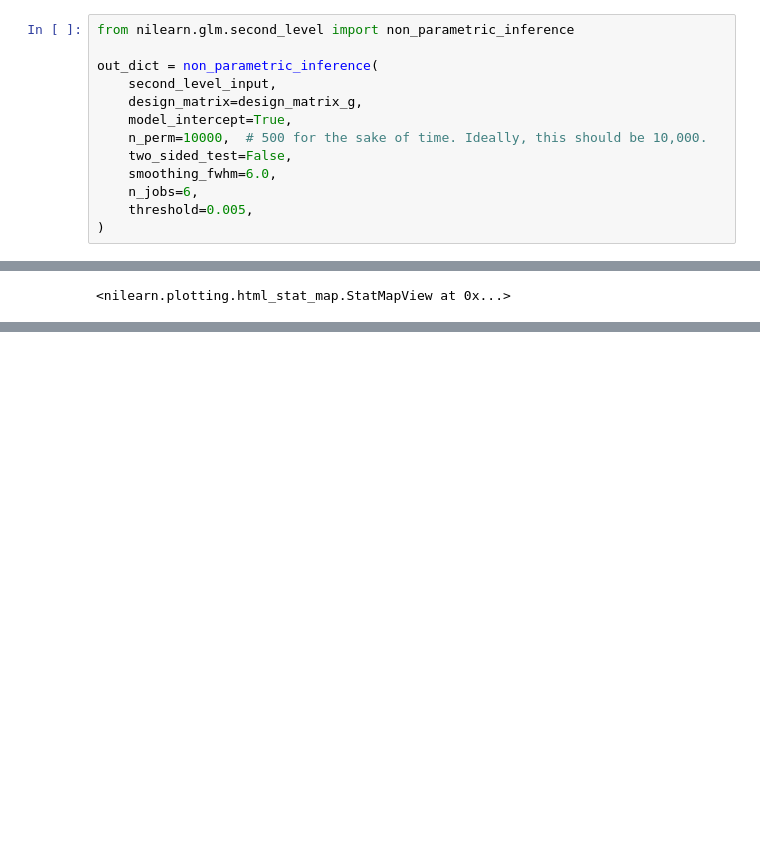
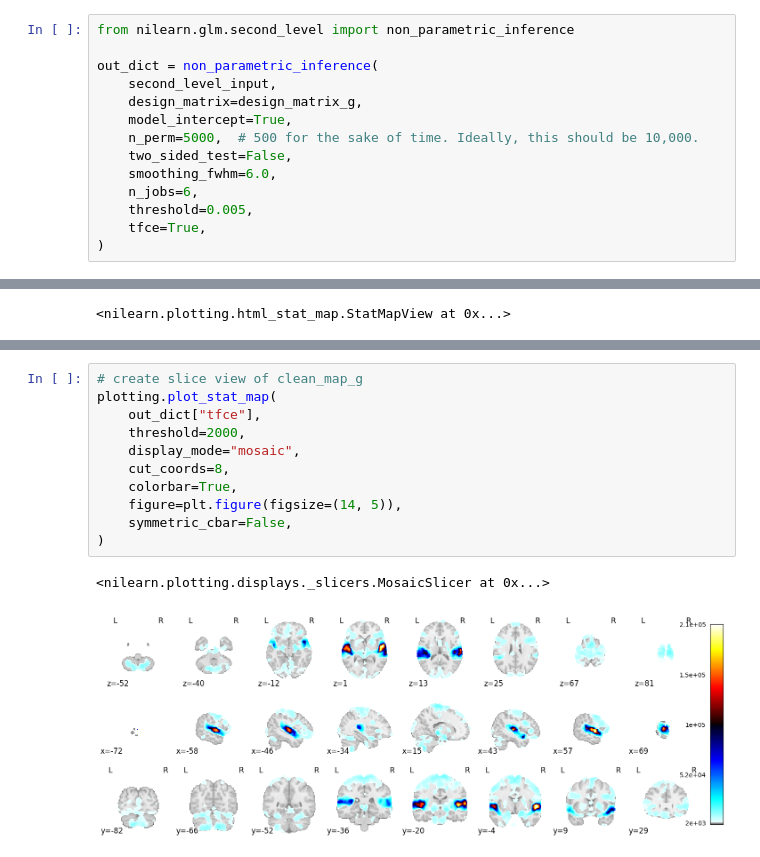
Before and after one commit to CIBIT-UC/brainplayback_task01, a Jupyter notebook: nilearn/glm_second-level.ipynb, the cells around one changed output, grey strips where cells are left out. Cells and saved outputs as stored; diff of their text form; blank space fills up the shorter version.

```diff
--- a/nilearn/glm_second-level.ipynb
+++ b/nilearn/glm_second-level.ipynb
@@ -335,11 +334,12 @@ out_dict = non_parametric_inference(
     second_level_input,
     design_matrix=design_matrix_g,
     model_intercept=True,
-    n_perm=10000,  # 500 for the sake of time. Ideally, this should be 10,000.
+    n_perm=5000,  # 500 for the sake of time. Ideally, this should be 10,000.
     two_sided_test=False,
     smoothing_fwhm=6.0,
     n_jobs=6,
     threshold=0.005,
+    tfce=True,
 )
 # %%
 plotting.view_img(out_dict["logp_max_t"], colorbar=True, threshold=1, width_view=1000)
@@ -365,0 +374,14 @@ plotting.plot_stat_map(
+# %%
+# create slice view of clean_map_g
+plotting.plot_stat_map(
+    out_dict["tfce"],
+    threshold=2000,
+    display_mode="mosaic",
+    cut_coords=8,
+    colorbar=True,
+    figure=plt.figure(figsize=(14, 5)),
+    symmetric_cbar=False,
+)
+# %% [output]
+<nilearn.plotting.displays._slicers.MosaicSlicer at 0x...>
+[figure, added]
```
Also changed, not shown: parts of 4 cells of this notebook, 1 other file.
